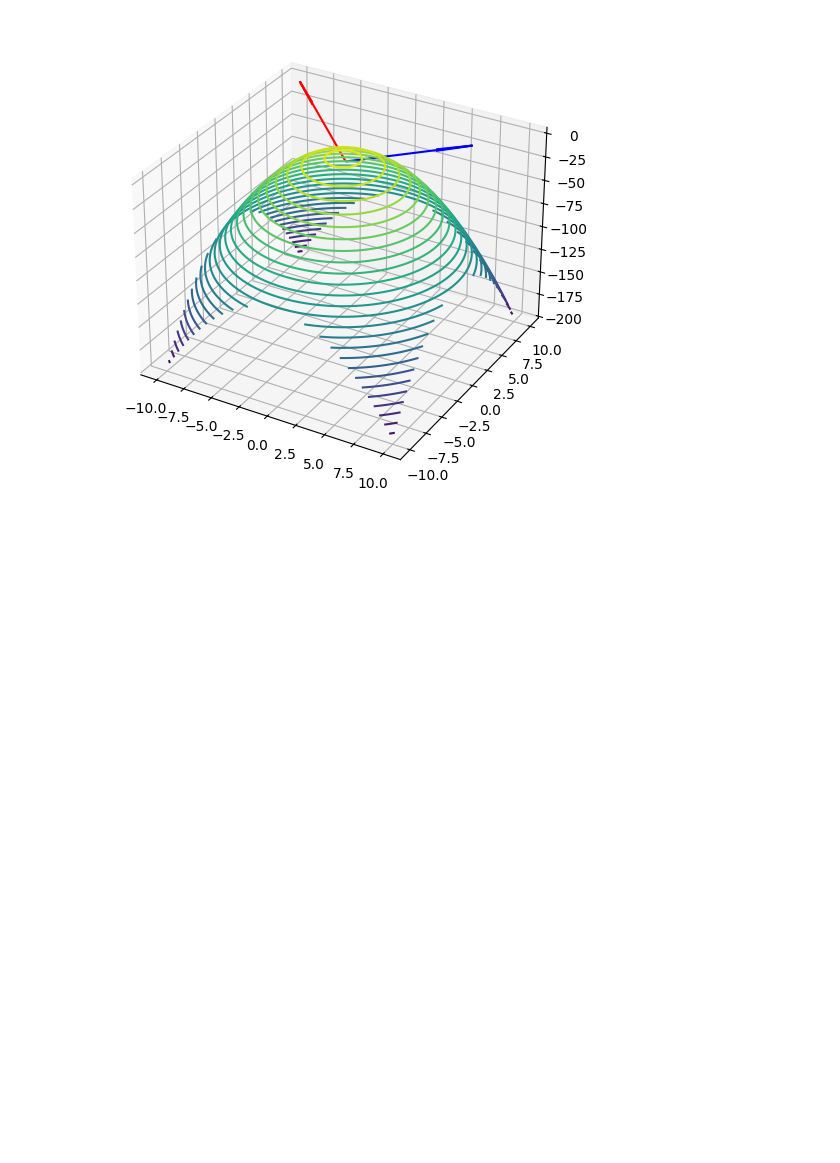
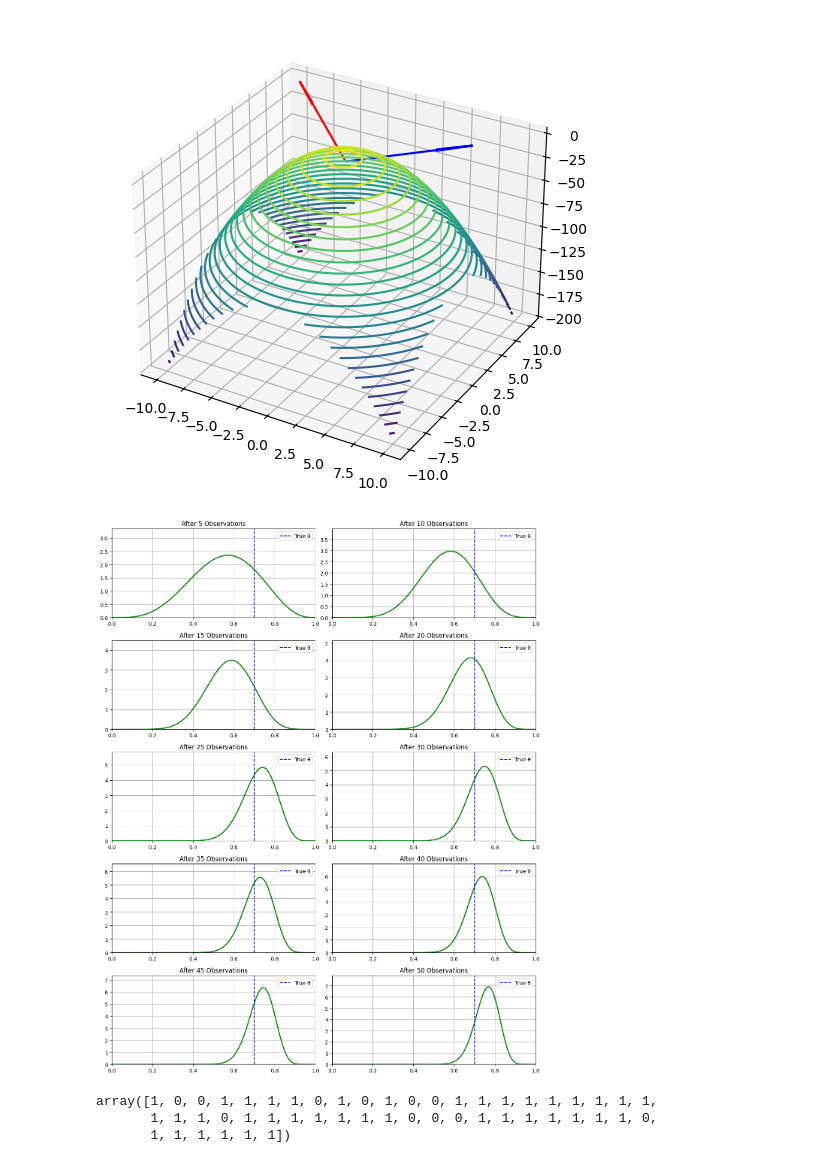
Before and after one commit to Shaik-Amaan-Ahmed/statistics, a Jupyter notebook: math-fun-vis/fun.ipynb, the cells around one changed output. Drawn from its saved outputs; the diff is of its cells as text; code cells hidden in the pictures; blank space fills up the shorter version.

```diff
--- a/math-fun-vis/fun.ipynb
+++ b/math-fun-vis/fun.ipynb
@@ -561,3 +561,63 @@ ax.quiver(point[0], point[1], lamb_f(point[0], point[1]),
 plt.show()
 # %% [output]
 [figure]
+# %%
+import numpy as np
+import matplotlib.pyplot as plt
+from scipy.stats import beta
+
+
+np.random.seed(42)
+true_theta = 0.7
+n_trials = 50
+observations = np.random.binomial(1, true_theta, n_trials)
+
+
+a_prior = 2
+b_prior = 2
+
+
+theta = np.linspace(0, 1, 500)
+
+
+posteriors = []
+a_post, b_post = a_prior, b_prior
+
+
+for i in range(1, n_trials + 1):
+    data = observations[:i]
+    n_heads = np.sum(data)
+    n_tails = i - n_heads
+    a_post = a_prior + n_heads
+    b_post = b_prior + n_tails
+    posteriors.append((i, beta.pdf(theta, a_post, b_post)))
+
+
+fig, axes = plt.subplots(5, 2, figsize=(12, 15))
+axes = axes.flatten()
+
+for idx, ax in enumerate(axes):
+    step = (idx + 1) * 5
+    n, pdf_vals = posteriors[step - 1]
+    ax.plot(theta, pdf_vals, color='green', lw=2)
+    ax.axvline(true_theta, color='blue', linestyle='--', label='True θ')
+    ax.set_title(f'After {n} Observations')
+    ax.set_xlim(0, 1)
+    ax.set_ylim(0, np.max(pdf_vals) + 1)
+    ax.grid(True)
+    ax.legend()
+
+plt.tight_layout()
+plt.show()
+# %% [output]
+[figure, added]
+# %%
+np.random.seed(42)
+true_theta = 0.7
+n_trials = 50
+observations = np.random.binomial(1, true_theta, n_trials)
+observations
+# %% [output]
+array([1, 0, 0, 1, 1, 1, 1, 0, 1, 0, 1, 0, 0, 1, 1, 1, 1, 1, 1, 1, 1, 1,
+       1, 1, 1, 0, 1, 1, 1, 1, 1, 1, 1, 0, 0, 0, 1, 1, 1, 1, 1, 1, 1, 0,
+       1, 1, 1, 1, 1, 1])
```
